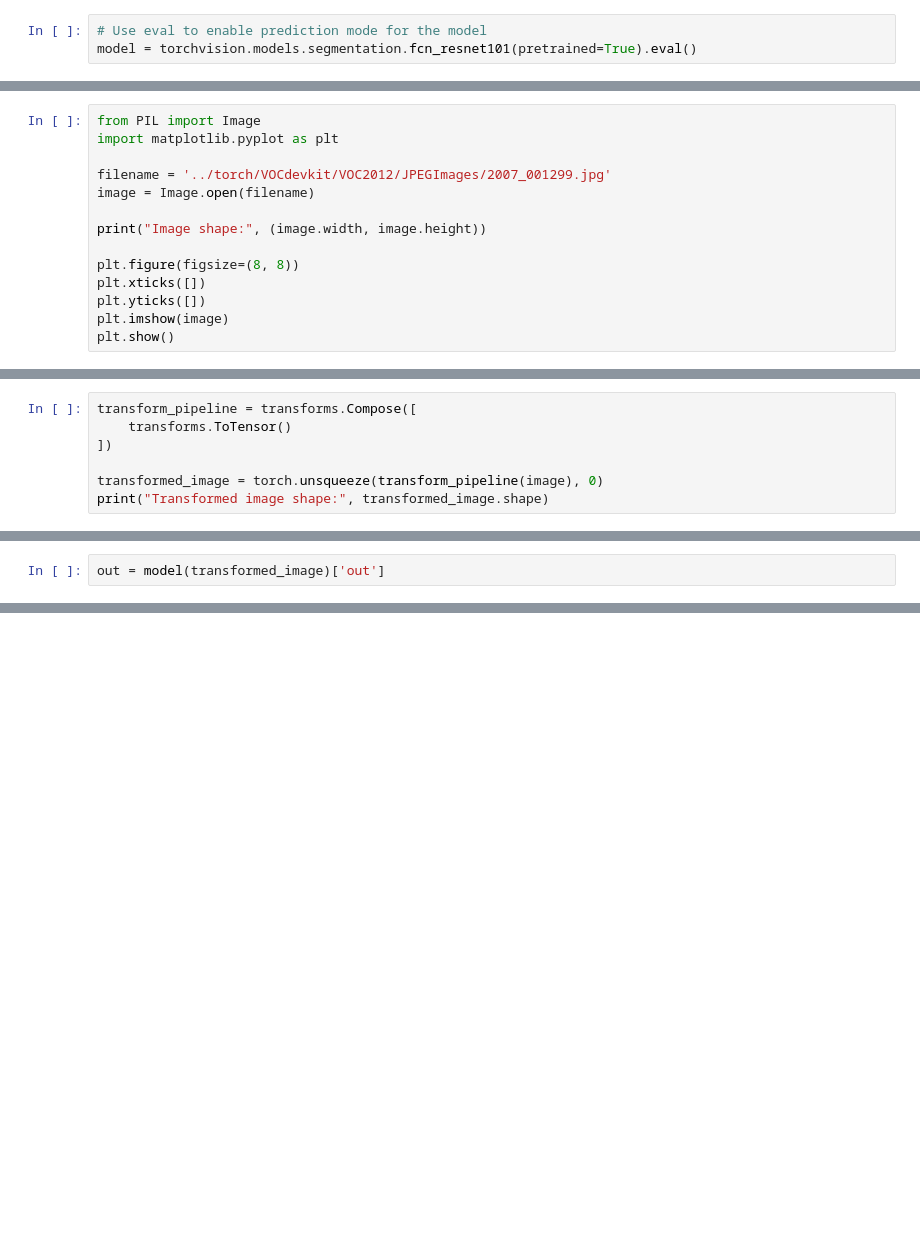
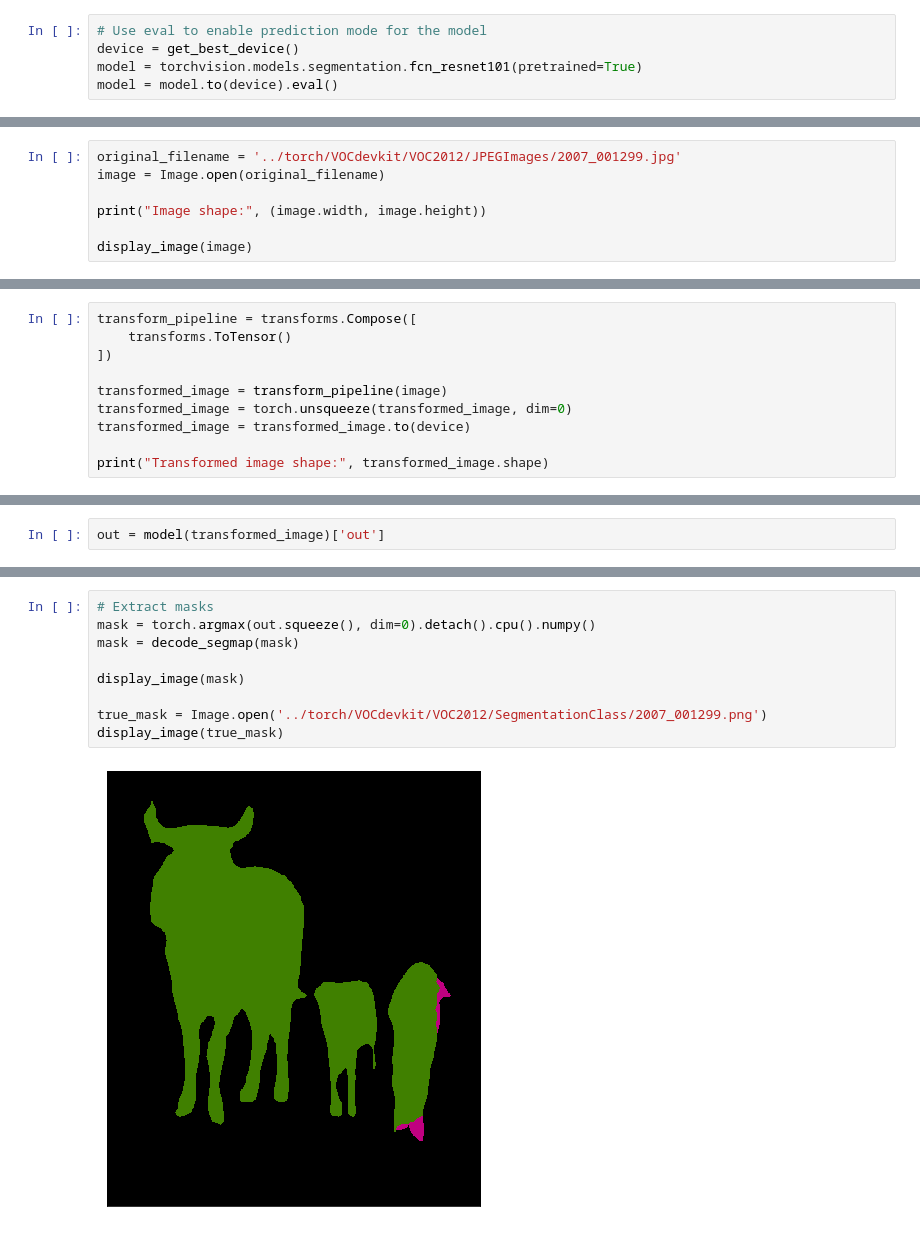
Before and after one commit to jlbyoung/CMPT-414-Binary-Segmentation, a Jupyter notebook: segmentation/test_semantic_segmentation.ipynb, the cells around one changed output, grey strips where cells are left out. Drawn from its saved outputs; the diff is of its cells as text; blank space fills up the shorter version.

```diff
--- a/segmentation/test_semantic_segmentation.ipynb
+++ b/segmentation/test_semantic_segmentation.ipynb
@@ -10,3 +8,5 @@ from torchvision import datasets, transforms, models
 # %%
 # Use eval to enable prediction mode for the model
-model = torchvision.models.segmentation.fcn_resnet101(pretrained=True).eval()
+device = get_best_device()
+model = torchvision.models.segmentation.fcn_resnet101(pretrained=True)
+model = model.to(device).eval()
@@ -13,17 +15,10 @@ model = torchvision.models.segmentation.fcn_resnet101(pretrained=True).eval()
 # %%
-from PIL import Image
-import matplotlib.pyplot as plt
-
-filename = '../torch/VOCdevkit/VOC2012/JPEGImages/2007_001299.jpg'
-image = Image.open(filename)
+original_filename = '../torch/VOCdevkit/VOC2012/JPEGImages/2007_001299.jpg'
+image = Image.open(original_filename)
 
 print("Image shape:", (image.width, image.height))
 
-plt.figure(figsize=(8, 8))
-plt.xticks([])
-plt.yticks([])
-plt.imshow(image)
-plt.show()
+display_image(image)
 # %% [output]
 Image shape: (429, 500)
 [figure]
@@ -32,7 +27,10 @@ transform_pipeline = transforms.Compose([
     transforms.ToTensor()
 ])
 
-transformed_image = torch.unsqueeze(transform_pipeline(image), 0)
+transformed_image = transform_pipeline(image)
+transformed_image = torch.unsqueeze(transformed_image, dim=0)
+transformed_image = transformed_image.to(device)
+
 print("Transformed image shape:", transformed_image.shape)
 # %% [output]
 Transformed image shape: torch.Size([1, 3, 500, 429])
@@ -55,0 +39,11 @@ plt.show()
+# %%
+# Extract masks
+mask = torch.argmax(out.squeeze(), dim=0).detach().cpu().numpy()
+mask = decode_segmap(mask)
+
+display_image(mask)
+
+true_mask = Image.open('../torch/VOCdevkit/VOC2012/SegmentationClass/2007_001299.png')
+display_image(true_mask)
+# %% [output]
+[figure, added]
```
Also changed, not shown: parts of 5 cells of this notebook, 2 other files.
